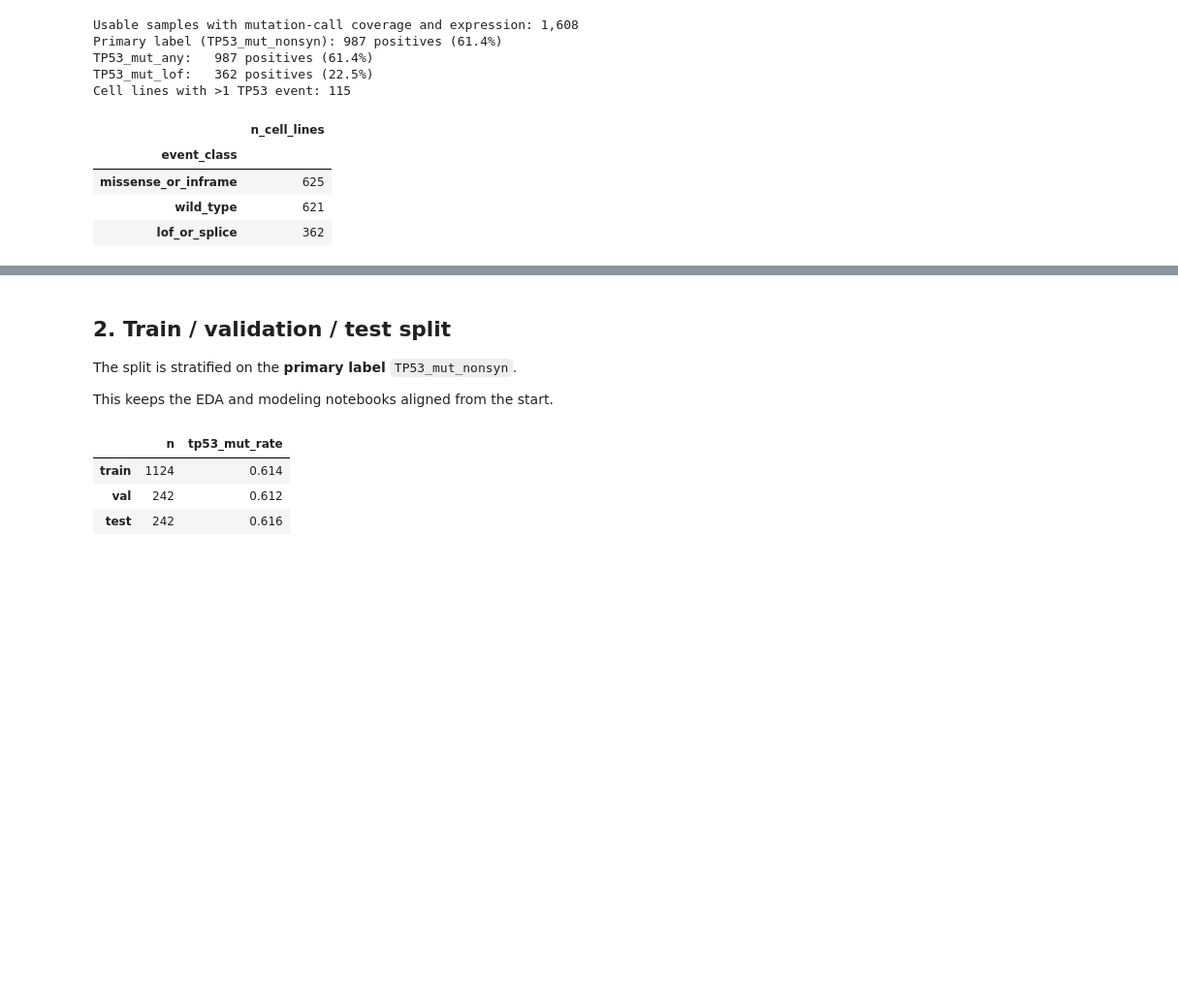
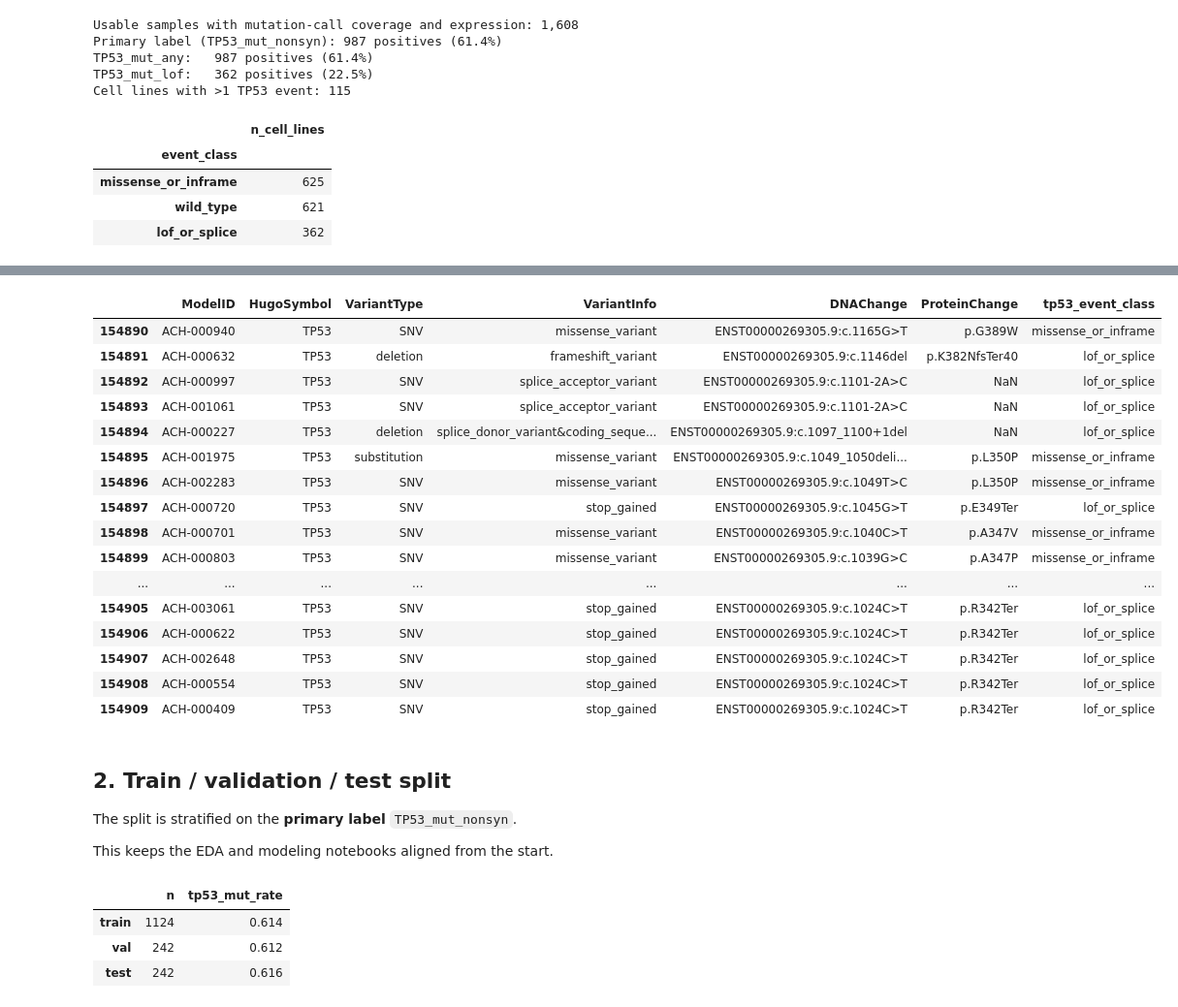
Before and after one commit to MauriceCC04/tp53-rna-prediction, a Jupyter notebook: ccle_eda.ipynb, the cells around one changed output, grey strips where cells are left out. Shown at 97% size. Cells and saved outputs as stored; diff of their text form; code cells hidden in the pictures; blank space fills up the shorter version.

```diff
--- a/ccle_eda.ipynb
+++ b/ccle_eda.ipynb
@@ -444,0 +457,75 @@ Cell lines with >1 TP53 event: 115
+# %%
+# Direct TP53 / p53 mutation annotation QC
+required_tp53_cols = [
+    "HugoSymbol",
+    "VariantType",
+    "VariantInfo",
+    "DNAChange",
+    "ProteinChange",
+]
+
+missing_tp53_cols = [c for c in required_tp53_cols if c not in tp53_muts.columns]
+if missing_tp53_cols:
+    print(f"Missing expected TP53 mutation columns: {missing_tp53_cols}")
+
+tp53_view_cols = [c for c in required_tp53_cols if c in tp53_muts.columns]
+tp53_view = tp53_muts[tp53_view_cols].copy()
+
+print(f"Total TP53 mutation rows: {len(tp53_view):,}")
+print(f"Unique ModelID with any TP53 row: {tp53_muts['ModelID'].astype(str).nunique():,}")
+
+print("First TP53 rows (raw annotations):")
+display(tp53_view.head(20))
+
+if "VariantType" in tp53_view.columns:
+    print("VariantType counts:")
+    display(tp53_view["VariantType"].fillna("<NA>").value_counts(dropna=False).to_frame("n_rows"))
+
+if "VariantInfo" in tp53_view.columns:
+    print("VariantInfo counts:")
+    display(tp53_view["VariantInfo"].fillna("<NA>").value_counts(dropna=False).to_frame("n_rows"))
+
+if "ProteinChange" in tp53_view.columns:
+    print("Top ProteinChange values:")
+    display(tp53_view["ProteinChange"].fillna("<NA>").value_counts(dropna=False).head(25).to_frame("n_rows"))
+
+missingness_summary = pd.Series(
+    {c: int(tp53_view[c].isna().sum()) for c in tp53_view.columns},
+    name="n_missing",
+)
+print("Missing values across TP53 review columns:")
+display(missingness_summary.to_frame())
+
+# Helpful QC views for rows that may need manual inspection
+qc_examples = {}
+if "ProteinChange" in tp53_view.columns:
+    qc_examples["missing_protein_change"] = tp53_muts.loc[
+        tp53_muts["ProteinChange"].isna(),
+        ["ModelID"] + tp53_view_cols + [c for c in ["VariantClassification", "tp53_event_class"] if c in tp53_muts.columns],
+    ].head(15)
+
+if "DNAChange" in tp53_view.columns:
+    qc_examples["missing_dna_change"] = tp53_muts.loc[
+        tp53_muts["DNAChange"].isna(),
+        ["ModelID"] + tp53_view_cols + [c for c in ["VariantClassification", "tp53_event_class"] if c in tp53_muts.columns],
+    ].head(15)
+
+if "tp53_event_class" in tp53_muts.columns:
+    qc_examples["ambiguous_or_unknown"] = tp53_muts.loc[
+        tp53_muts["tp53_event_class"].isin(["other_or_unknown", "unknown", "synonymous"]),
+        ["ModelID"] + tp53_view_cols + [c for c in ["VariantClassification", "tp53_event_class"] if c in tp53_muts.columns],
+    ].head(20)
+
+for name, df in qc_examples.items():
+    if len(df) > 0:
+        print(f"QC example: {name}")
+        display(df)
+
+# Compact table to compare raw mutation annotations against the derived TP53 event label
+tp53_review_summary = tp53_muts.loc[:, [c for c in [
+    "ModelID", "HugoSymbol", "VariantType", "VariantInfo", "DNAChange", "ProteinChange",
+    "VariantClassification", "tp53_event_class"
+] if c in tp53_muts.columns]].copy()
+
+display(tp53_review_summary.head(20))
+# %% [output]
@@ -445,3 +621,20 @@ Cell lines with >1 TP53 event: 115
+|  | ModelID | HugoSymbol | VariantType | VariantInfo | DNAChange | ProteinChange | tp53_event_class |
+| 154890 | ACH-000940 | TP53 | SNV | missense_variant | ENST00000269305.9:c.1165G>T | p.G389W | missense_or_inframe |
+| 154891 | ACH-000632 | TP53 | deletion | frameshift_variant | ENST00000269305.9:c.1146del | p.K382NfsTer40 | lof_or_splice |
+| 154892 | ACH-000997 | TP53 | SNV | splice_acceptor_variant | ENST00000269305.9:c.1101-2A>C | NaN | lof_or_splice |
+| 154893 | ACH-001061 | TP53 | SNV | splice_acceptor_variant | ENST00000269305.9:c.1101-2A>C | NaN | lof_or_splice |
+| 154894 | ACH-000227 | TP53 | deletion | splice_donor_variant&coding_seque... | ENST00000269305.9:c.1097_1100+1del | NaN | lof_or_splice |
+| 154895 | ACH-001975 | TP53 | substitution | missense_variant | ENST00000269305.9:c.1049_1050deli... | p.L350P | missense_or_inframe |
+| 154896 | ACH-002283 | TP53 | SNV | missense_variant | ENST00000269305.9:c.1049T>C | p.L350P | missense_or_inframe |
+| 154897 | ACH-000720 | TP53 | SNV | stop_gained | ENST00000269305.9:c.1045G>T | p.E349Ter | lof_or_splice |
+| 154898 | ACH-000701 | TP53 | SNV | missense_variant | ENST00000269305.9:c.1040C>T | p.A347V | missense_or_inframe |
+| 154899 | ACH-000803 | TP53 | SNV | missense_variant | ENST00000269305.9:c.1039G>C | p.A347P | missense_or_inframe |
+| ... | ... | ... | ... | ... | ... | ... | ... |
+| 154905 | ACH-003061 | TP53 | SNV | stop_gained | ENST00000269305.9:c.1024C>T | p.R342Ter | lof_or_splice |
+| 154906 | ACH-000622 | TP53 | SNV | stop_gained | ENST00000269305.9:c.1024C>T | p.R342Ter | lof_or_splice |
+| 154907 | ACH-002648 | TP53 | SNV | stop_gained | ENST00000269305.9:c.1024C>T | p.R342Ter | lof_or_splice |
+| 154908 | ACH-000554 | TP53 | SNV | stop_gained | ENST00000269305.9:c.1024C>T | p.R342Ter | lof_or_splice |
+| 154909 | ACH-000409 | TP53 | SNV | stop_gained | ENST00000269305.9:c.1024C>T | p.R342Ter | lof_or_splice |
 # %% [markdown]
 ## 2. Train / validation / test split
 
```
Also changed, not shown: parts of 2 cells of this notebook, 1 other file.
